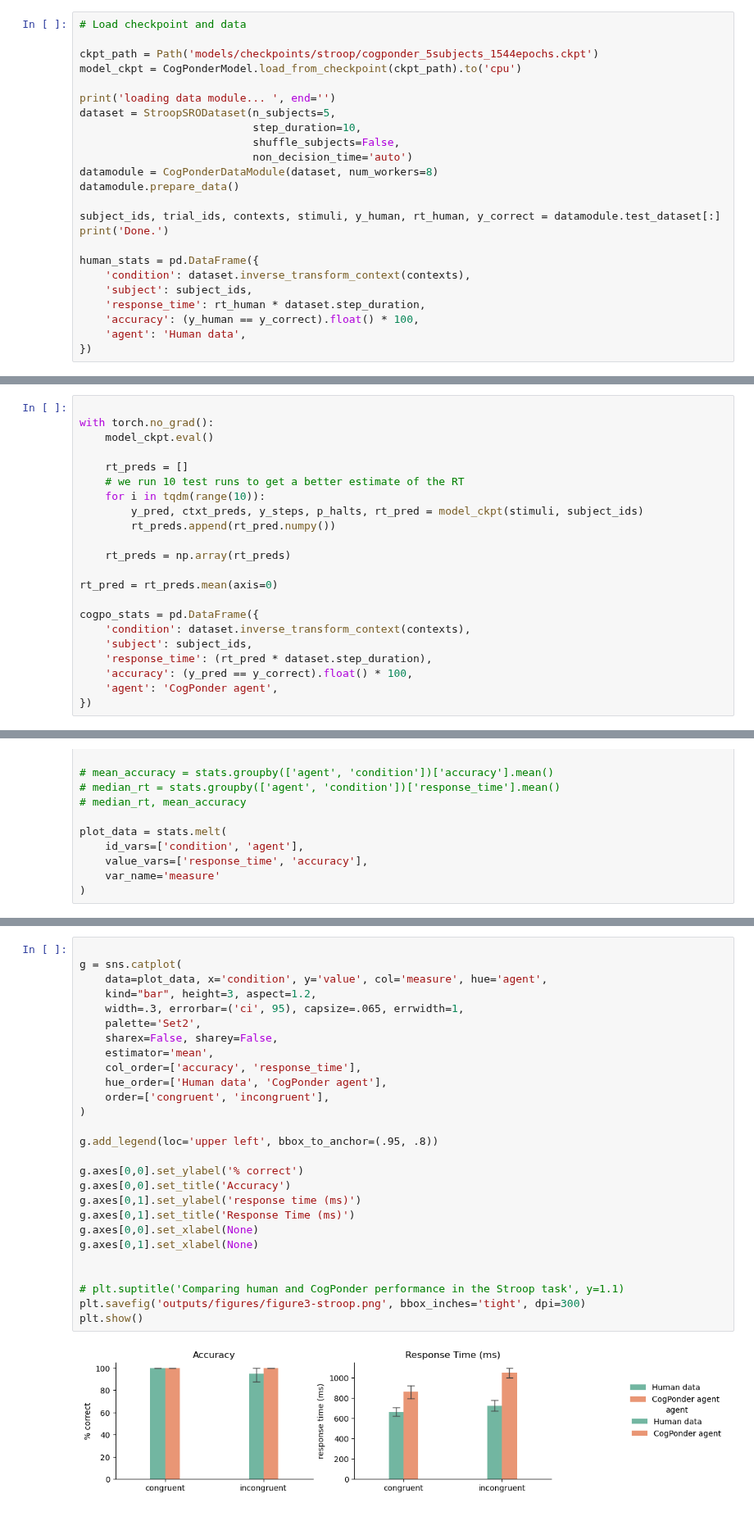
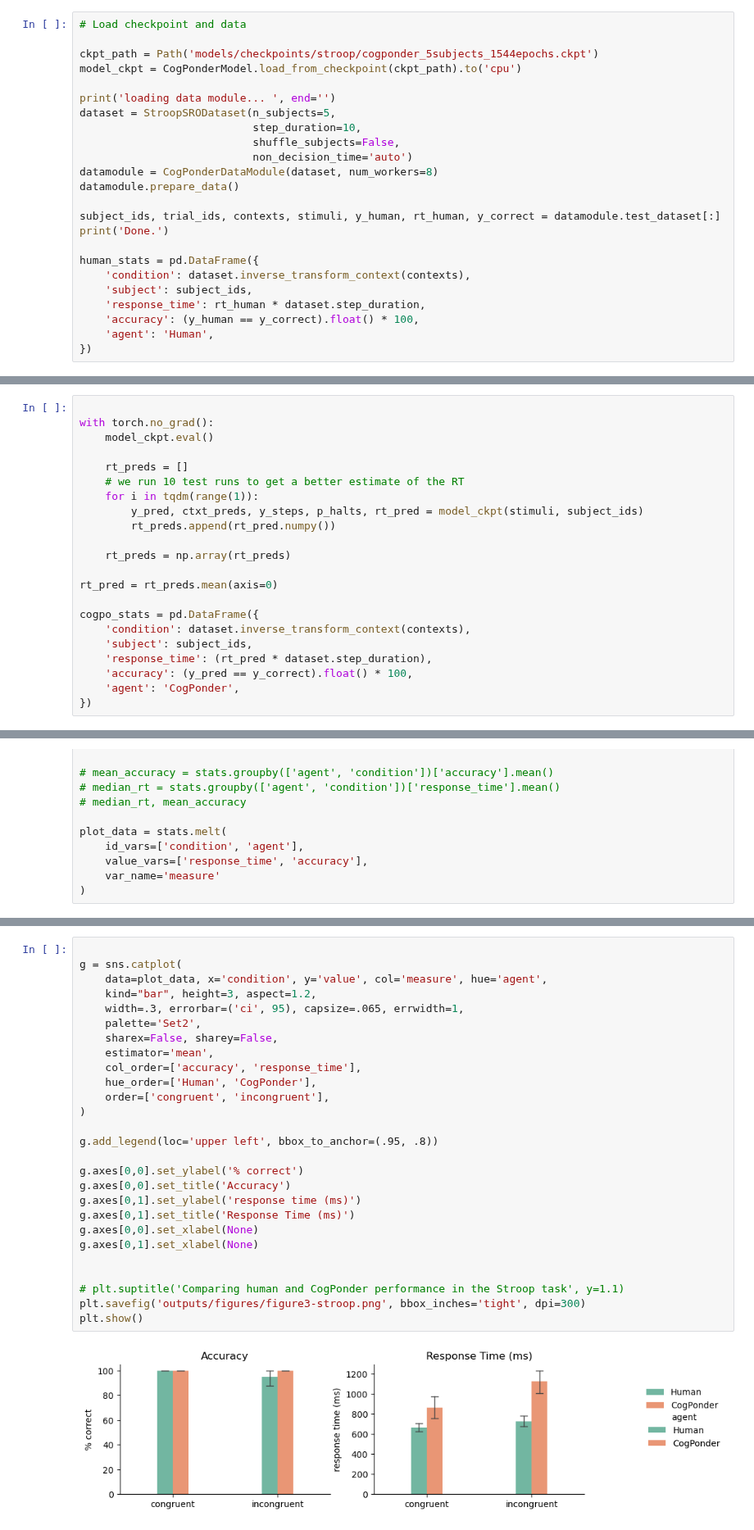
Before and after one commit to morteza/CogPonder, a Jupyter notebook: notebooks/figures/Figure3-Stroop.ipynb, the cells around one changed output, grey strips where cells are left out. Shown at 82% size. Cells and saved outputs as stored; diff of their text form.

Commit message:
improve figures

```diff
--- a/notebooks/figures/Figure3-Stroop.ipynb
+++ b/notebooks/figures/Figure3-Stroop.ipynb
@@ -42,7 +42,7 @@ human_stats = pd.DataFrame({
     'subject': subject_ids,
     'response_time': rt_human * dataset.step_duration,
     'accuracy': (y_human == y_correct).float() * 100,
-    'agent': 'Human data',
+    'agent': 'Human',
 })
 # %% [output]
 loading data module... Done.
@@ -53,7 +53,7 @@ with torch.no_grad():
 
     rt_preds = []
     # we run 10 test runs to get a better estimate of the RT
-    for i in tqdm(range(10)):
+    for i in tqdm(range(1)):
         y_pred, ctxt_preds, y_steps, p_halts, rt_pred = model_ckpt(stimuli, subject_ids)
         rt_preds.append(rt_pred.numpy())
 
@@ -66,7 +66,7 @@ cogpo_stats = pd.DataFrame({
     'subject': subject_ids,
     'response_time': (rt_pred * dataset.step_duration),
     'accuracy': (y_pred == y_correct).float() * 100,
-    'agent': 'CogPonder agent',
+    'agent': 'CogPonder',
 })
 # %%
 
@@ -93,29 +93,29 @@ sns.boxplot(data=plot_data.query('measure == "response_time"'),
 # %%
 
 g = sns.catplot(
     data=plot_data, x='condition', y='value', col='measure', hue='agent',
     kind="bar", height=3, aspect=1.2,
     width=.3, errorbar=('ci', 95), capsize=.065, errwidth=1,
     palette='Set2',
     sharex=False, sharey=False,
     estimator='mean',
     col_order=['accuracy', 'response_time'],
-    hue_order=['Human data', 'CogPonder agent'],
+    hue_order=['Human', 'CogPonder'],
     order=['congruent', 'incongruent'],
 )
 
 g.add_legend(loc='upper left', bbox_to_anchor=(.95, .8))
 
 g.axes[0,0].set_ylabel('% correct')
 g.axes[0,0].set_title('Accuracy')
 g.axes[0,1].set_ylabel('response time (ms)')
 g.axes[0,1].set_title('Response Time (ms)')
 g.axes[0,0].set_xlabel(None)
 g.axes[0,1].set_xlabel(None)
 
 
 # plt.suptitle('Comparing human and CogPonder performance in the Stroop task', y=1.1)
 plt.savefig('outputs/figures/figure3-stroop.png', bbox_inches='tight', dpi=300)
 plt.show()
 # %% [output]
-[figure, old version]
+[figure, new version]
```
Also changed, not shown: parts of 5 cells of this notebook, 2 other files.
